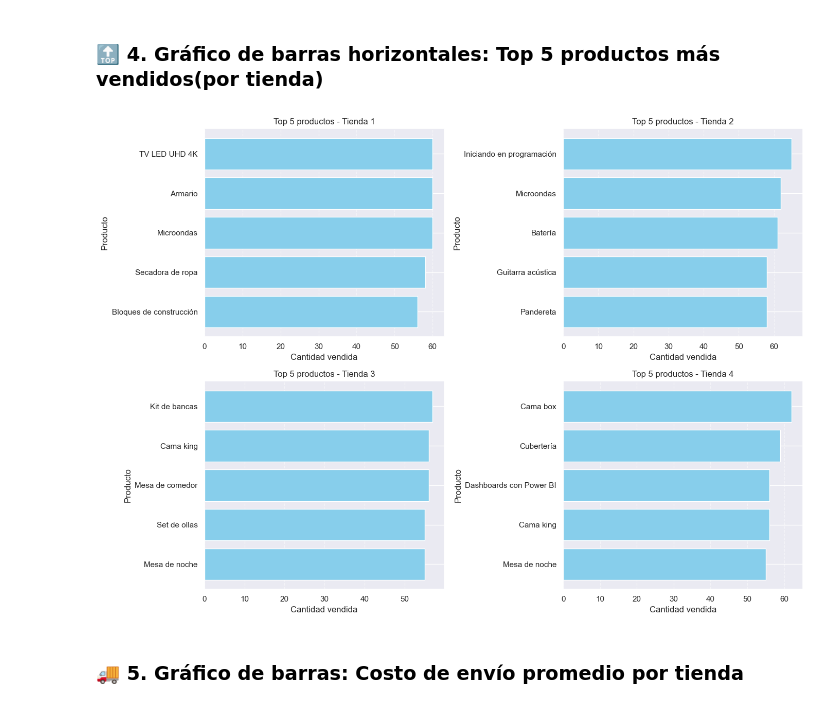
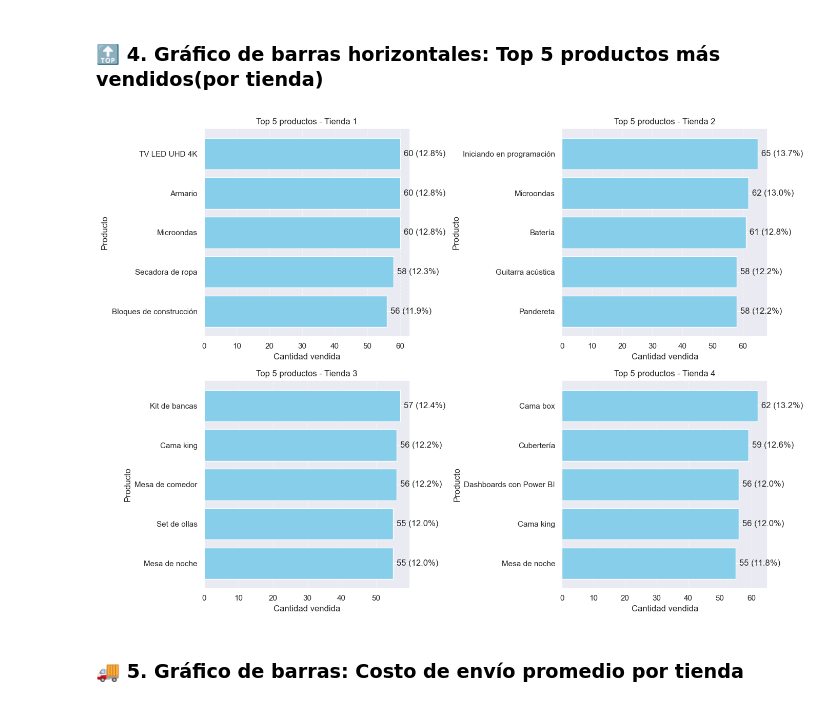
Before and after one commit to WLozanoH/Challenge1-Data-Science-AL, a Jupyter notebook: AluraStoreLatam.ipynb, the cells around one changed output. Drawn from its saved outputs; the diff is of its cells as text; code cells hidden in the pictures.

```diff
--- a/AluraStoreLatam.ipynb
+++ b/AluraStoreLatam.ipynb
@@ -319,3 +324,20 @@ display(df_conteo_productos)
 | 37 | Guitarra acústica | 37 | Menos vendidos | Tienda 4 |
 | 38 | Armario | 34 | Menos vendidos | Tienda 4 |
 | 39 | Guitarra eléctrica | 33 | Menos vendidos | Tienda 4 |
+# %%
+# Calcular el porcentaje que representa cada producto con respecto a las ventas
+# Paso 1: Calcular total de productos vendidos por tienda
+ventas_totales_por_tienda = df_conteo_productos.groupby("Tienda")["Cantidad"].sum().reset_index()
+ventas_totales_por_tienda.columns = ["Tienda", "Total_Tienda"]
+
+# Paso 2: Unir el total con el DataFrame de conteo de productos
+df_conteo_productos = df_conteo_productos.merge(ventas_totales_por_tienda, on="Tienda")
+
+# Paso 3: Calcular el porcentaje
+df_conteo_productos["Porcentaje"] = (df_conteo_productos["Cantidad"] / df_conteo_productos["Total_Tienda"]) * 100
+
+# Opcional: Redondear el porcentaje
+df_conteo_productos["Porcentaje"] = df_conteo_productos["Porcentaje"].round(2)
+
+# Mostrar resultado
+display(df_conteo_productos)
@@ -494,29 +548,33 @@ plt.show()
 # %%
 # Filtrar solo los más vendidos
 top_5 = df_conteo_productos[df_conteo_productos['Tipo'] == 'Más vendidos']
 
 # Obtener tiendas únicas
 tiendas = top_5['Tienda'].unique()
 
 # Crear figura con 2 filas y 2 columnas
 fig, axes = plt.subplots(2, 2, figsize=(14, 10))
 axes = axes.flatten()
 
 # Iterar por cada tienda y su gráfico correspondiente
 for i, tienda in enumerate(tiendas):
     data = top_5[top_5['Tienda'] == tienda]
 
-    axes[i].barh(data['Producto'], data['Cantidad'], color='Skyblue')
+    bars = axes[i].barh(data['Producto'], data['Cantidad'], color='Skyblue')
     axes[i].set_title(f'Top 5 productos - {tienda}')
-    axes[i].invert_yaxis()  # Para que el producto más vendido aparezca arriba
+    axes[i].invert_yaxis()  # Producto más vendido arriba
     axes[i].set_xlabel('Cantidad vendida')
     axes[i].set_ylabel('Producto')
     axes[i].grid(axis='x', linestyle='--', alpha=0.5)
 
+    # Crear etiquetas con cantidad y porcentaje
+    etiquetas = [f"{int(c)} ({p:.1f}%)" for c, p in zip(data['Cantidad'], data['Porcentaje'])]
+    axes[i].bar_label(bars, labels=etiquetas, padding=5)
+
 # Ajustar diseño
 plt.tight_layout()
 plt.show()
 # %% [output]
-[figure, old version]
+[figure, new version]
 # %% [markdown]
 ### 🚚 5. Gráfico de barras: Costo de envío promedio por tienda
```
Also changed, not shown: parts of 6 cells of this notebook.
